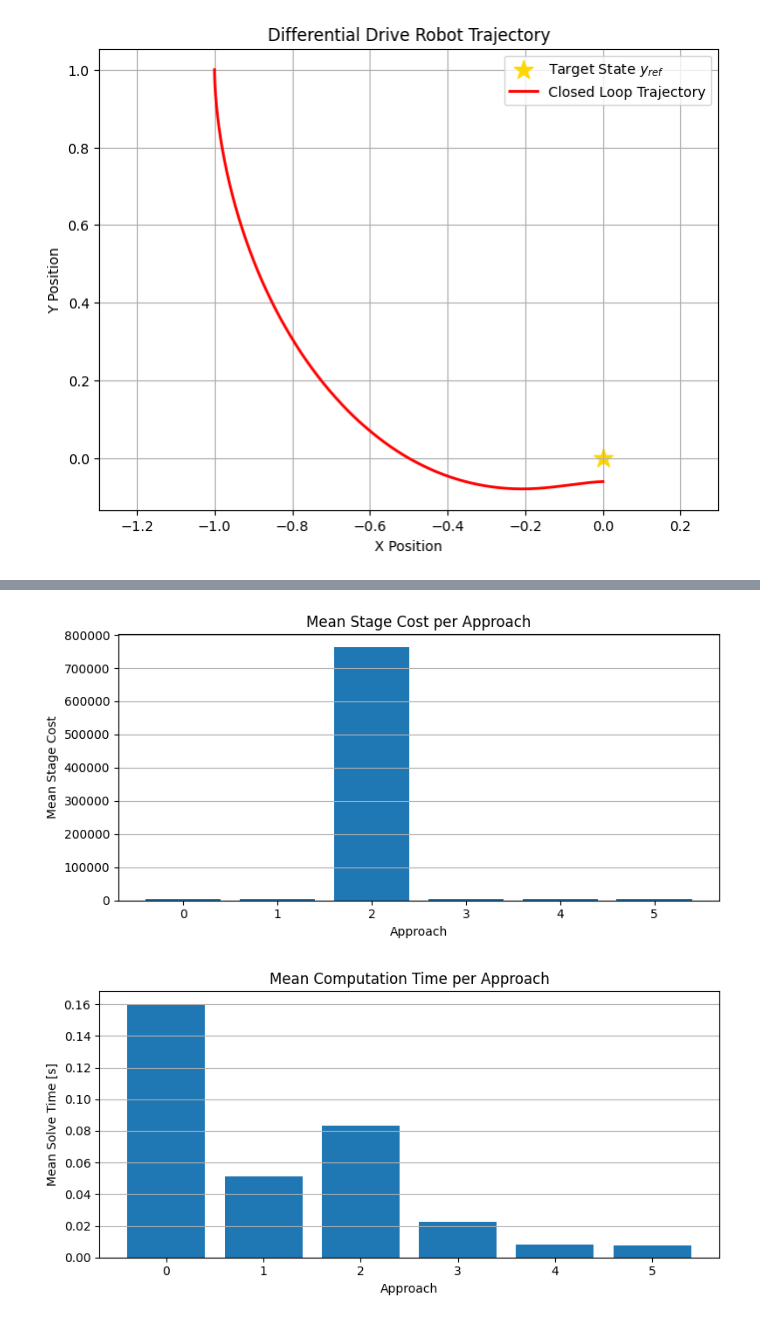
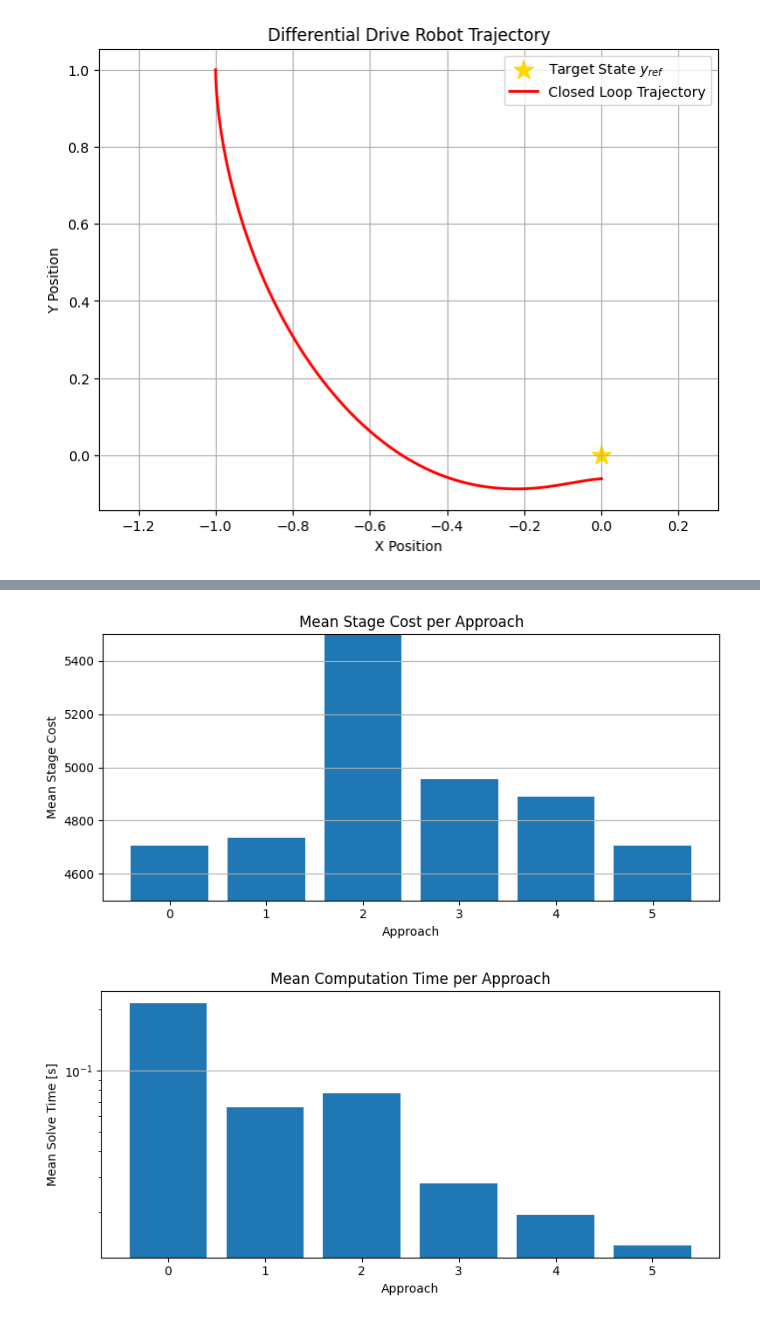
Before and after one commit to l-m-schroth/multi_fidelity_MPC_slow_fast, a Jupyter notebook: Differential_drive_problem.ipynb, the cells around one changed output, grey strips where cells are left out. Drawn from its saved outputs; the diff is of its cells as text; code cells hidden in the pictures.

```diff
--- a/Differential_drive_problem.ipynb
+++ b/Differential_drive_problem.ipynb
@@ -133,7 +133,7 @@ sim_solver = mpc_sim.acados_sim_solver
 dt_inital_mpc = 0.01
 control_step = int(dt_inital_mpc/dt_sim) # determines zero order hold of the MPC
 X0 = np.array([-1.0, 1.0, 0.0, -np.pi/2, 0.0, 0.0, 0.0])
-duration = 20.0
+duration = 15.0
 
 # collect mean costs and solve times
 mean_costs = []
@@ -416,32 +416,35 @@ QP solver returned error status 3 in SQP iteration 35, QP iteration 17.
 # %%
 # Plot as bar diagrams the mean costs and mean computation times of the different approaches
 # X-axis labels for the bars
 labels = [0, 1, 2, 3, 4, 5]
 
 # Plot 1: Mean Stage Costs
 plt.figure(figsize=(8, 4))
 plt.bar(labels, mean_costs)
 plt.xlabel("Approach")
 plt.ylabel("Mean Stage Cost")
 plt.title("Mean Stage Cost per Approach")
 plt.xticks(labels)
+plt.ylim(4500, 5500)
+#plt.yscale('log')
 plt.grid(True, axis='y')
 plt.tight_layout()
 plt.show()
 
 # Plot 2: Mean Computation Time
 plt.figure(figsize=(8, 4))
 plt.bar(labels, mean_solve_times)
 plt.xlabel("Approach")
 plt.ylabel("Mean Solve Time [s]")
 plt.title("Mean Computation Time per Approach")
 plt.xticks(labels)
 plt.grid(True, axis='y')
+plt.yscale('log')
 plt.tight_layout()
 plt.show()
 # %% [output]
-[figure, old version]
+[figure, new version]
-[figure, old version]
+[figure, new version]
 # %%
 print(mean_costs)
 print(mean_solve_times)
```
Also changed, not shown: parts of 3 cells of this notebook, 20 other files.
